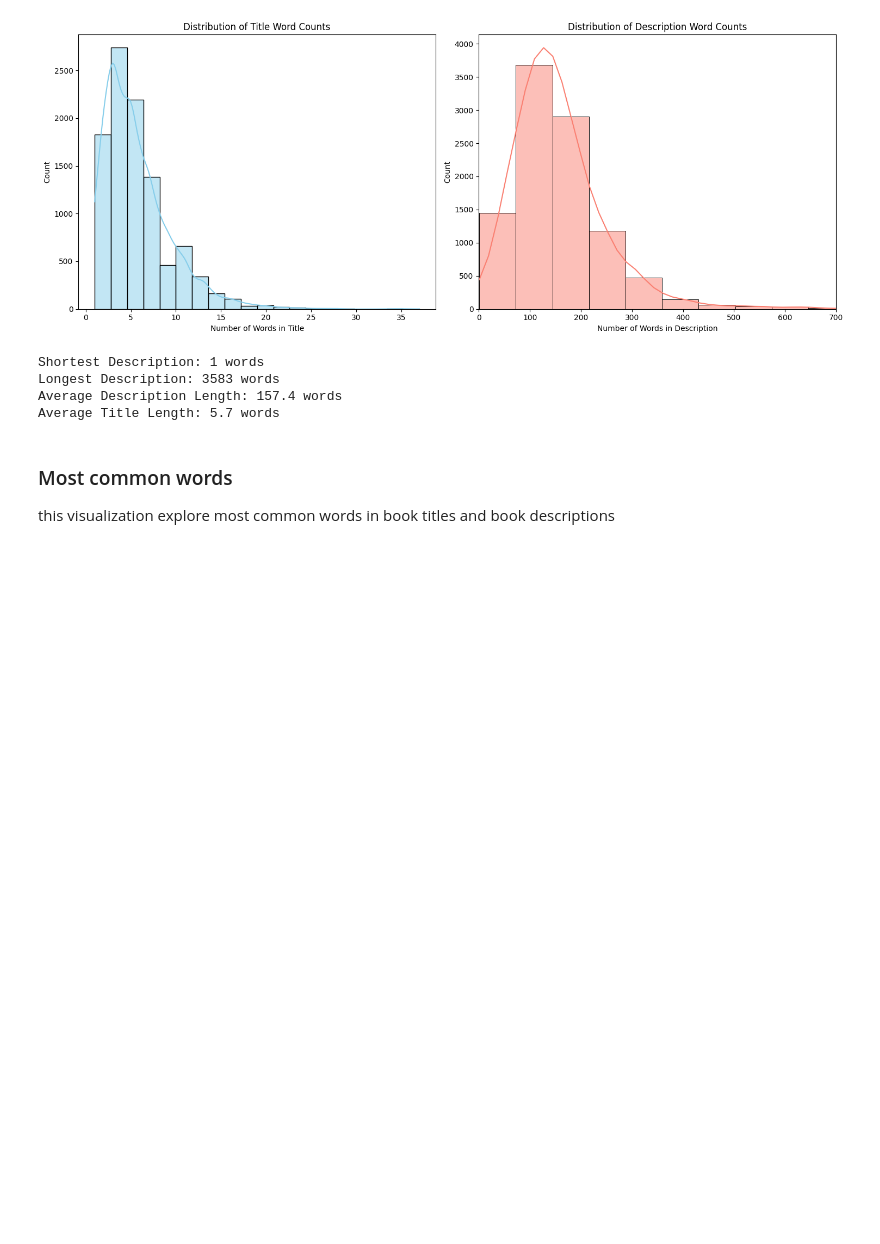
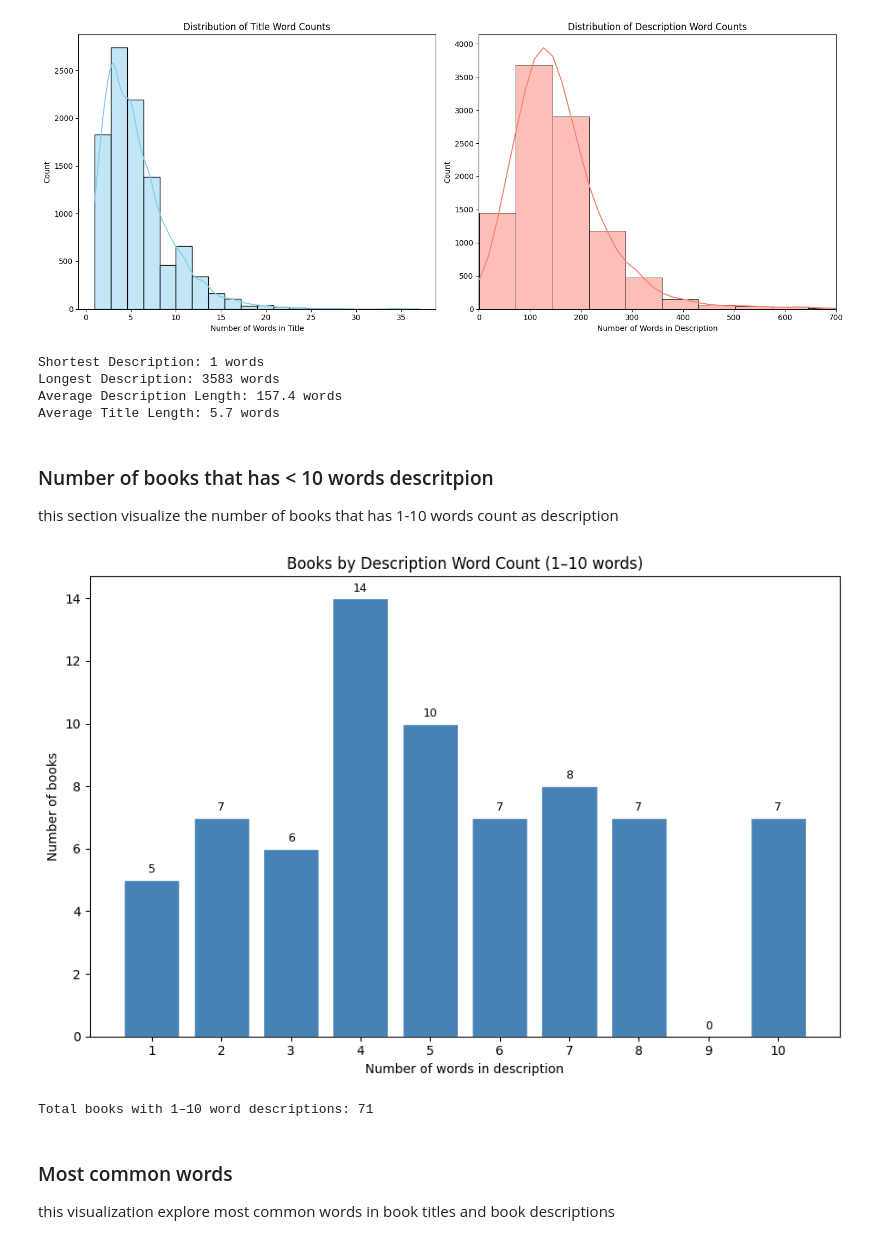
Before and after one commit to Yaser0l/Project-1, a Jupyter notebook: notebooks/EDA.ipynb, the cells around one changed output. Drawn from its saved outputs; the diff is of its cells as text; code cells hidden in the pictures; blank space fills up the shorter version.

```diff
--- a/notebooks/EDA.ipynb
+++ b/notebooks/EDA.ipynb
@@ -250,6 +252,40 @@ Shortest Description: 1 words
 Longest Description: 3583 words
 Average Description Length: 157.4 words
 Average Title Length: 5.7 words
+# %% [markdown]
+### Number of books that has < 10 words descritpion
+this section visualize the number of books that has 1-10 words count as description
+# %%
+# 1) word-count for descriptions (robust to NaN / punctuation)
+df_tmp = df_raw.copy()
+df_tmp["description"] = df_tmp["description"].fillna("").astype(str).str.strip()
+df_tmp["desc_words"] = df_tmp["description"].str.findall(r"\b\w+\b").str.len()
+
+# 2) counts for descriptions with 1..10 words
+counts_1_10 = (
+    df_tmp.loc[df_tmp["desc_words"].between(1, 10), "desc_words"]
+    .value_counts()
+    .reindex(range(1, 11), fill_value=0)
+    .sort_index()
+)
+
+# 3) bar chart
+plt.figure(figsize=(9, 6))
+plt.bar(counts_1_10.index.astype(str), counts_1_10.values, color="steelblue", edgecolor="white")
+plt.title("Books by Description Word Count (1–10 words)")
+plt.xlabel("Number of words in description")
+plt.ylabel("Number of books")
+for i, v in enumerate(counts_1_10.values):
+    plt.text(i, v + max(counts_1_10.values) * 0.01, str(int(v)), ha="center", va="bottom", fontsize=9)
+plt.tight_layout()
+plt.show()
+
+# 4) list the books for each word count (1..10)
+total_books_1_to_10 = int(df_tmp["desc_words"].between(1, 10).sum())
+print(f"Total books with 1–10 word descriptions: {total_books_1_to_10}")
+# %% [output]
+[figure, added]
+Total books with 1–10 word descriptions: 71
 # %% [markdown]
 ### Most common words
 this visualization explore most common words in book titles and book descriptions
```
Also changed, not shown: parts of 27 cells of this notebook.
